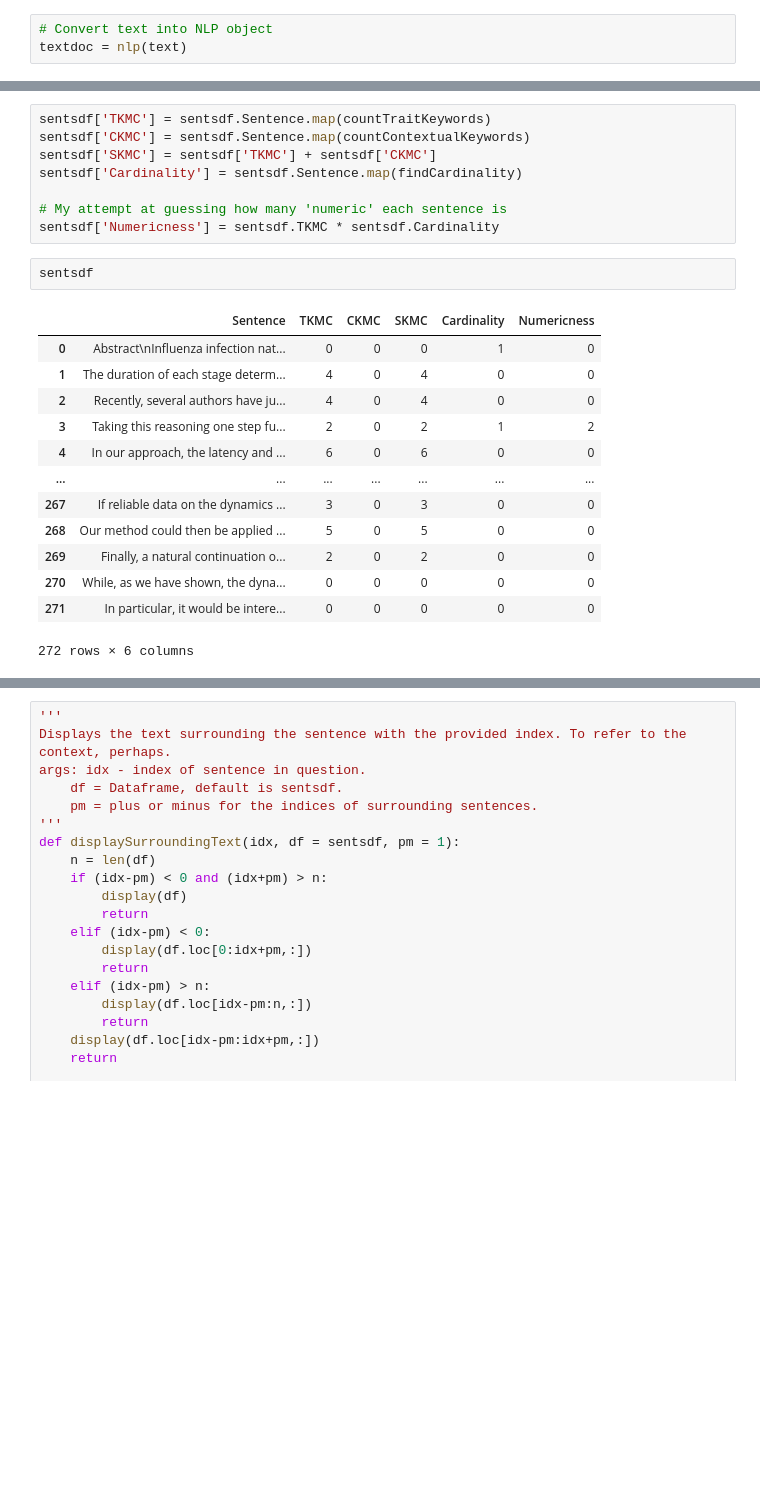
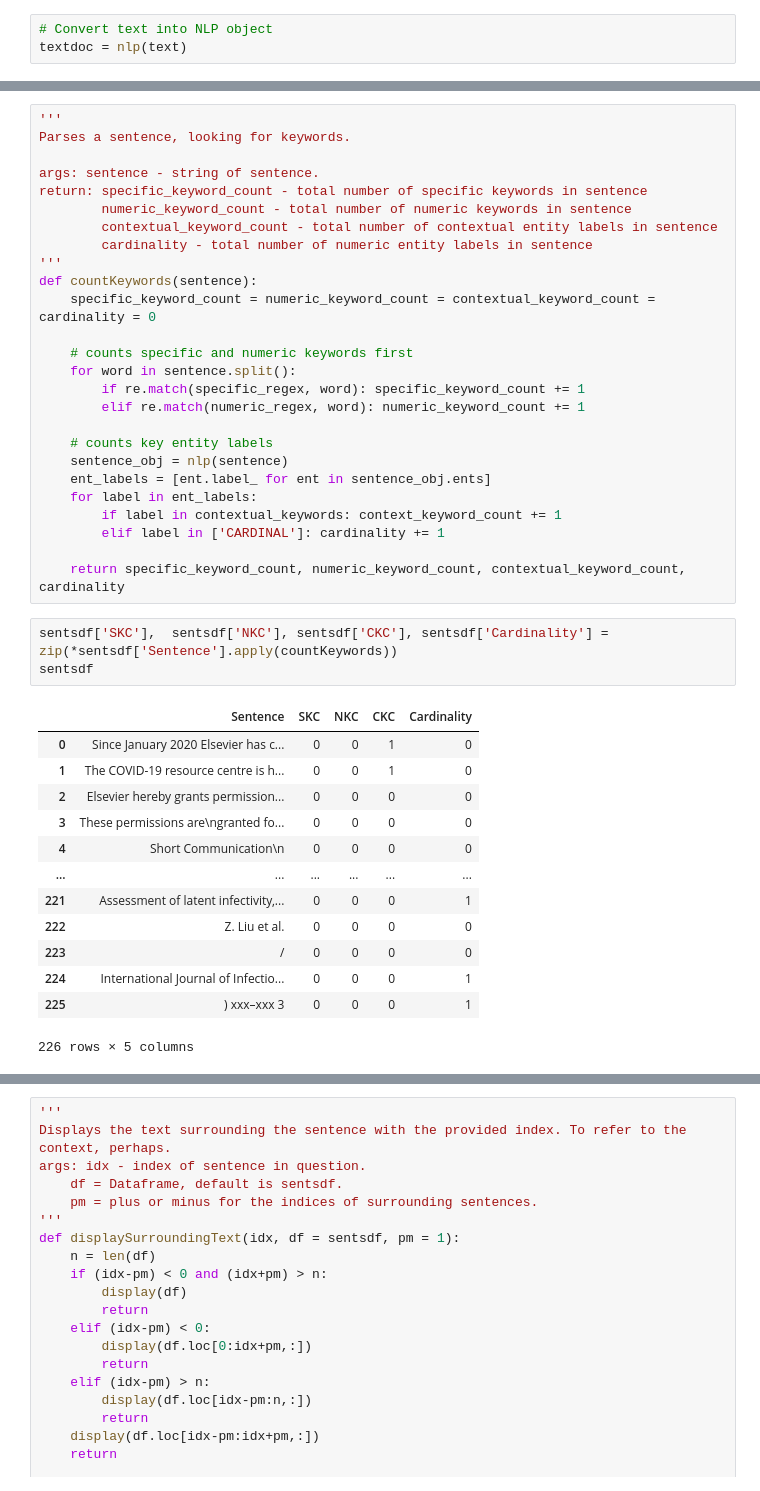
Before and after one commit to djschlicht/academic-paper-scraper, a Jupyter notebook: textdataframe.ipynb, the cells around one changed output, grey strips where cells are left out. Saved outputs shown, nothing was run; the diff lists cells and outputs as text; blank space fills up the shorter version.

```diff
--- a/textdataframe.ipynb
+++ b/textdataframe.ipynb
@@ -111,26 +67,45 @@ def findCardinality(sentence):
-# %%
-sentsdf['TKMC'] = sentsdf.Sentence.map(countTraitKeywords)
-sentsdf['CKMC'] = sentsdf.Sentence.map(countContextualKeywords)
-sentsdf['SKMC'] = sentsdf['TKMC'] + sentsdf['CKMC']
-sentsdf['Cardinality'] = sentsdf.Sentence.map(findCardinality)
-
-# My attempt at guessing how many 'numeric' each sentence is
-sentsdf['Numericness'] = sentsdf.TKMC * sentsdf.Cardinality
-# %%
-sentsdf
-# %% [output]
-|  | Sentence | TKMC | CKMC | SKMC | Cardinality | Numericness |
-| 0 | Abstract\nInfluenza infection nat... | 0 | 0 | 0 | 1 | 0 |
-| 1 | The duration of each stage determ... | 4 | 0 | 4 | 0 | 0 |
-| 2 | Recently, several authors have ju... | 4 | 0 | 4 | 0 | 0 |
-| 3 | Taking this reasoning one step fu... | 2 | 0 | 2 | 1 | 2 |
-| 4 | In our approach, the latency and ... | 6 | 0 | 6 | 0 | 0 |
-| ... | ... | ... | ... | ... | ... | ... |
-| 267 | If reliable data on the dynamics ... | 3 | 0 | 3 | 0 | 0 |
-| 268 | Our method could then be applied ... | 5 | 0 | 5 | 0 | 0 |
-| 269 | Finally, a natural continuation o... | 2 | 0 | 2 | 0 | 0 |
-| 270 | While, as we have shown, the dyna... | 0 | 0 | 0 | 0 | 0 |
-| 271 | In particular, it would be intere... | 0 | 0 | 0 | 0 | 0 |
-272 rows × 6 columns
+# %%
+'''
+Parses a sentence, looking for keywords.
+
+args: sentence - string of sentence.
+return: specific_keyword_count - total number of specific keywords in sentence
+        numeric_keyword_count - total number of numeric keywords in sentence
+        contextual_keyword_count - total number of contextual entity labels in sentence
+        cardinality - total number of numeric entity labels in sentence
+'''
+def countKeywords(sentence):
+    specific_keyword_count = numeric_keyword_count = contextual_keyword_count = cardinality = 0
+
+    # counts specific and numeric keywords first
+    for word in sentence.split():
+        if re.match(specific_regex, word): specific_keyword_count += 1
+        elif re.match(numeric_regex, word): numeric_keyword_count += 1
+
+    # counts key entity labels
+    sentence_obj = nlp(sentence)
+    ent_labels = [ent.label_ for ent in sentence_obj.ents]
+    for label in ent_labels:
+        if label in contextual_keywords: context_keyword_count += 1
+        elif label in ['CARDINAL']: cardinality += 1
+
+    return specific_keyword_count, numeric_keyword_count, contextual_keyword_count, cardinality
+# %%
+sentsdf['SKC'],  sentsdf['NKC'], sentsdf['CKC'], sentsdf['Cardinality'] = zip(*sentsdf['Sentence'].apply(countKeywords))
+sentsdf
+# %% [output]
+|  | Sentence | SKC | NKC | CKC | Cardinality |
+| 0 | Since January 2020 Elsevier has c... | 0 | 0 | 1 | 0 |
+| 1 | The COVID-19 resource centre is h... | 0 | 0 | 1 | 0 |
+| 2 | Elsevier hereby grants permission... | 0 | 0 | 0 | 0 |
+| 3 | These permissions are\ngranted fo... | 0 | 0 | 0 | 0 |
+| 4 | Short Communication\n | 0 | 0 | 0 | 0 |
+| ... | ... | ... | ... | ... | ... |
+| 221 | Assessment of latent infectivity,... | 0 | 0 | 0 | 1 |
+| 222 | Z. Liu et al. | 0 | 0 | 0 | 0 |
+| 223 | / | 0 | 0 | 0 | 0 |
+| 224 | International Journal of Infectio... | 0 | 0 | 0 | 1 |
+| 225 | ) xxx–xxx 3 | 0 | 0 | 0 | 1 |
+226 rows × 5 columns
 # %%
 # An example of filtering
```
Also changed, not shown: parts of 18 cells of this notebook.
